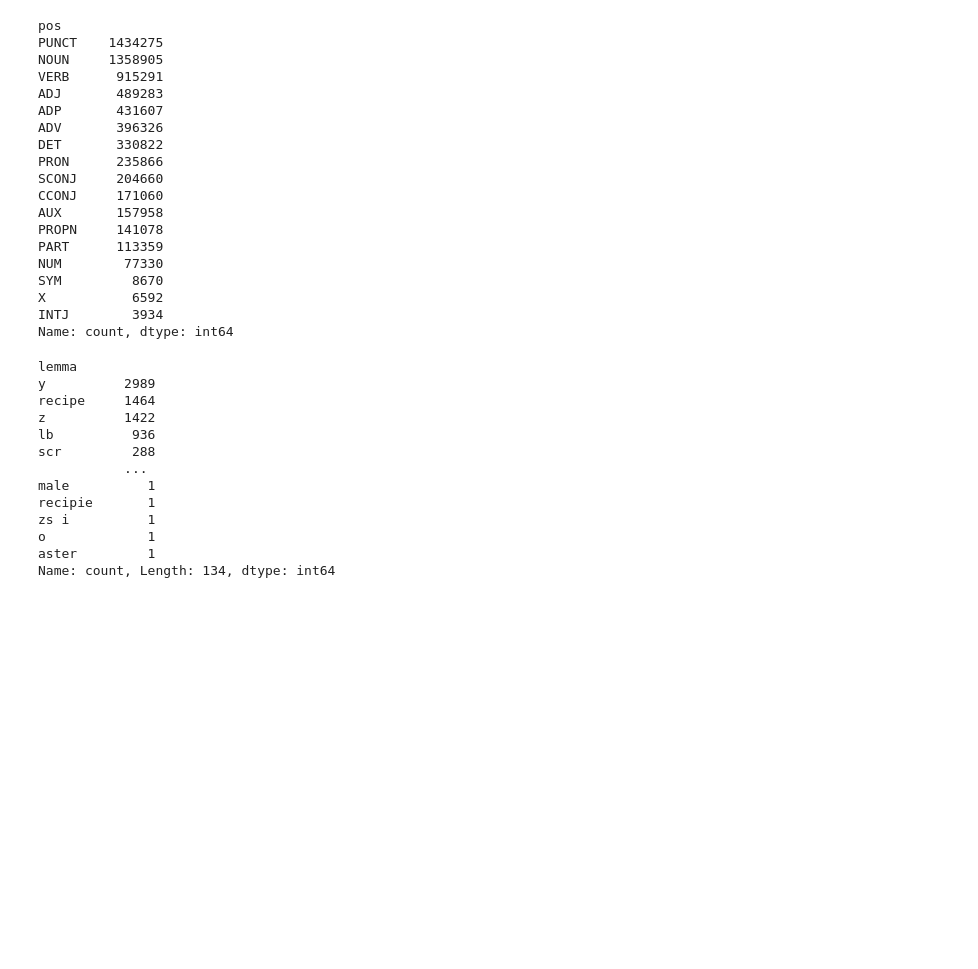
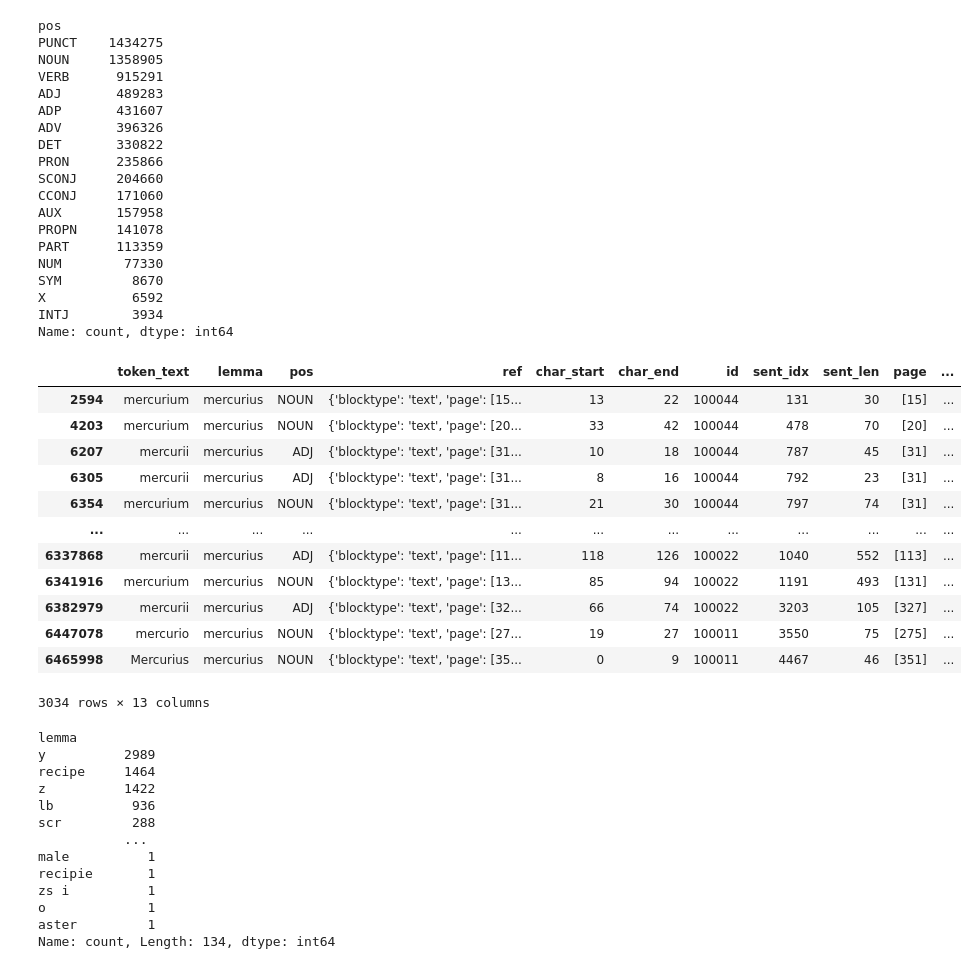
Before and after one commit to CCS-ZCU/EMLAP_ETL, a Jupyter notebook: scripts/5_tokens-df.ipynb, the cells around one changed output. Cells and saved outputs as stored; diff of their text form; code cells hidden in the pictures; blank space fills up the shorter version.

```diff
--- a/scripts/5_tokens-df.ipynb
+++ b/scripts/5_tokens-df.ipynb
@@ -73,6 +73,22 @@ SYM         8670
 X           6592
 INTJ        3934
 Name: count, dtype: int64
+# %%
+emlap_tokens_df[emlap_tokens_df["lemma"]=="mercurius"]
+# %% [output]
+|  | token_text | lemma | pos | ref | char_start | char_end | id | sent_idx | sent_len | page | ... |
+| 2594 | mercurium | mercurius | NOUN | {'blocktype': 'text', 'page': [15... | 13 | 22 | 100044 | 131 | 30 | [15] | ... |
+| 4203 | mercurium | mercurius | NOUN | {'blocktype': 'text', 'page': [20... | 33 | 42 | 100044 | 478 | 70 | [20] | ... |
+| 6207 | mercurii | mercurius | ADJ | {'blocktype': 'text', 'page': [31... | 10 | 18 | 100044 | 787 | 45 | [31] | ... |
+| 6305 | mercurii | mercurius | ADJ | {'blocktype': 'text', 'page': [31... | 8 | 16 | 100044 | 792 | 23 | [31] | ... |
+| 6354 | mercurium | mercurius | NOUN | {'blocktype': 'text', 'page': [31... | 21 | 30 | 100044 | 797 | 74 | [31] | ... |
+| ... | ... | ... | ... | ... | ... | ... | ... | ... | ... | ... | ... |
+| 6337868 | mercurii | mercurius | ADJ | {'blocktype': 'text', 'page': [11... | 118 | 126 | 100022 | 1040 | 552 | [113] | ... |
+| 6341916 | mercurium | mercurius | NOUN | {'blocktype': 'text', 'page': [13... | 85 | 94 | 100022 | 1191 | 493 | [131] | ... |
+| 6382979 | mercurii | mercurius | ADJ | {'blocktype': 'text', 'page': [32... | 66 | 74 | 100022 | 3203 | 105 | [327] | ... |
+| 6447078 | mercurio | mercurius | NOUN | {'blocktype': 'text', 'page': [27... | 19 | 27 | 100011 | 3550 | 75 | [275] | ... |
+| 6465998 | Mercurius | mercurius | NOUN | {'blocktype': 'text', 'page': [35... | 0 | 9 | 100011 | 4467 | 46 | [351] | ... |
+3034 rows × 13 columns
 # %%
 emlap_tokens_df[emlap_tokens_df["pos"]=="SYM"]["lemma"].value_counts()
 # %% [output]
```
Also changed, not shown: parts of 3 cells of this notebook, 1 other file.
